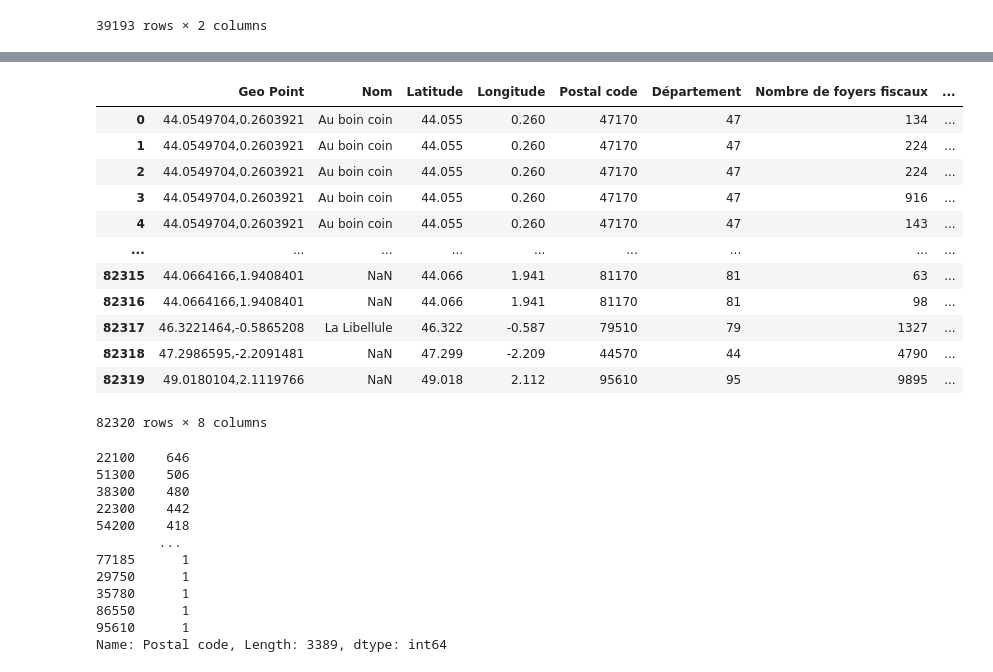
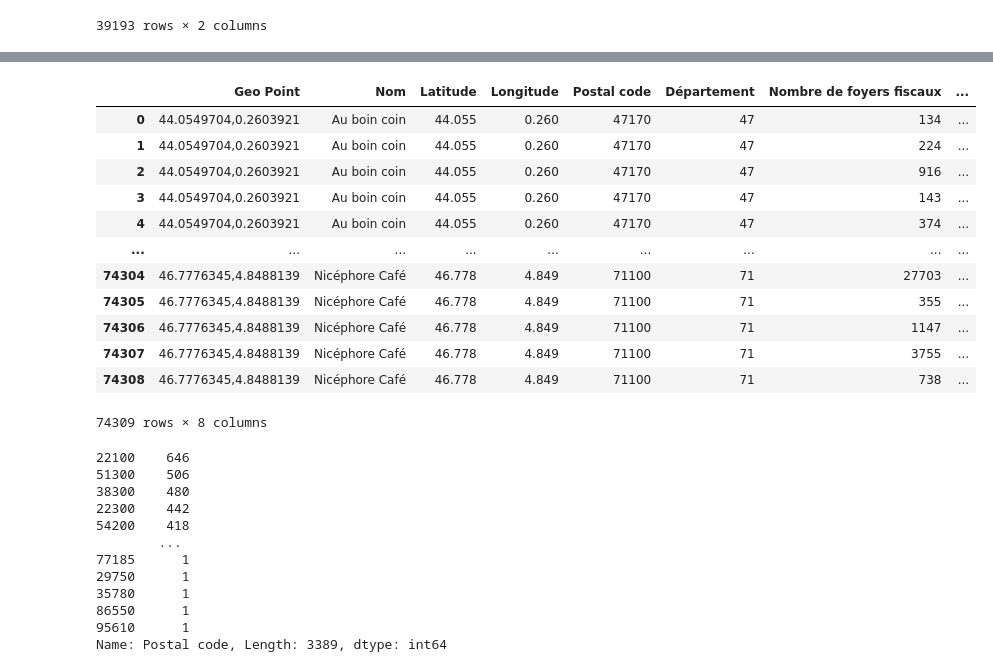
Before and after one commit to youenn-loie/delta, a Jupyter notebook: bars/src/data_bars/main.ipynb, the cells around one changed output, grey strips where cells are left out. Cells and saved outputs as stored; diff of their text form; code cells hidden in the pictures.

```diff
--- a/bars/src/data_bars/main.ipynb
+++ b/bars/src/data_bars/main.ipynb
@@ -354,6 +368,6 @@ code_commune
 | 39192 | 50225 | 50410 |
 39193 rows × 2 columns
 # %%
-data_revenus = pd.merge(data_revenus, code_commune, on=['Code commune'], how='left').drop(['Code commune', 'Revenu fiscal de référence par tranche (en euros)'], axis=1)
+data_revenus = pd.merge(data_revenus, code_commune, on=['Code commune'], how='left').drop(['Revenu fiscal de référence par tranche (en euros)'], axis=1)
 data_revenus
 # %% [output]
@@ -372,0 +387,4 @@ data_revenus
+# %%
+data_revenus = data_revenus.drop_duplicates()
+data_revenus = data_revenus.reset_index(drop=True)
+data_revenus
@@ -373,21 +405,20 @@ data_revenus
 # %%
-data_bars_revenus = pd.merge(data_bars, data_revenus, on=['Postal code'], how='inner')
-
+data_bars_revenus = pd.merge(data_bars, data_revenus, on=['Postal code'], how='left').drop(['Code commune'], axis=1)
 data_bars_revenus
 # %% [output]
 |  | Geo Point | Nom | Latitude | Longitude | Postal code | Département | Nombre de foyers fiscaux | ... |
 | 0 | 44.0549704,0.2603921 | Au boin coin | 44.055 | 0.260 | 47170 | 47 | 134 | ... |
 | 1 | 44.0549704,0.2603921 | Au boin coin | 44.055 | 0.260 | 47170 | 47 | 224 | ... |
-| 2 | 44.0549704,0.2603921 | Au boin coin | 44.055 | 0.260 | 47170 | 47 | 224 | ... |
-| 3 | 44.0549704,0.2603921 | Au boin coin | 44.055 | 0.260 | 47170 | 47 | 916 | ... |
-| 4 | 44.0549704,0.2603921 | Au boin coin | 44.055 | 0.260 | 47170 | 47 | 143 | ... |
+| 2 | 44.0549704,0.2603921 | Au boin coin | 44.055 | 0.260 | 47170 | 47 | 916 | ... |
+| 3 | 44.0549704,0.2603921 | Au boin coin | 44.055 | 0.260 | 47170 | 47 | 143 | ... |
+| 4 | 44.0549704,0.2603921 | Au boin coin | 44.055 | 0.260 | 47170 | 47 | 374 | ... |
 | ... | ... | ... | ... | ... | ... | ... | ... | ... |
-| 82315 | 44.0664166,1.9408401 | NaN | 44.066 | 1.941 | 81170 | 81 | 63 | ... |
-| 82316 | 44.0664166,1.9408401 | NaN | 44.066 | 1.941 | 81170 | 81 | 98 | ... |
-| 82317 | 46.3221464,-0.5865208 | La Libellule | 46.322 | -0.587 | 79510 | 79 | 1327 | ... |
-| 82318 | 47.2986595,-2.2091481 | NaN | 47.299 | -2.209 | 44570 | 44 | 4790 | ... |
-| 82319 | 49.0180104,2.1119766 | NaN | 49.018 | 2.112 | 95610 | 95 | 9895 | ... |
+| 74304 | 46.7776345,4.8488139 | Nicéphore Café | 46.778 | 4.849 | 71100 | 71 | 27703 | ... |
+| 74305 | 46.7776345,4.8488139 | Nicéphore Café | 46.778 | 4.849 | 71100 | 71 | 355 | ... |
+| 74306 | 46.7776345,4.8488139 | Nicéphore Café | 46.778 | 4.849 | 71100 | 71 | 1147 | ... |
+| 74307 | 46.7776345,4.8488139 | Nicéphore Café | 46.778 | 4.849 | 71100 | 71 | 3755 | ... |
+| 74308 | 46.7776345,4.8488139 | Nicéphore Café | 46.778 | 4.849 | 71100 | 71 | 738 | ... |
-82320 rows × 8 columns
+74309 rows × 8 columns
 # %%
 data_bars_revenus['Postal code'].value_counts()
 # %% [output]
```
Also changed, not shown: parts of 4 cells of this notebook.
